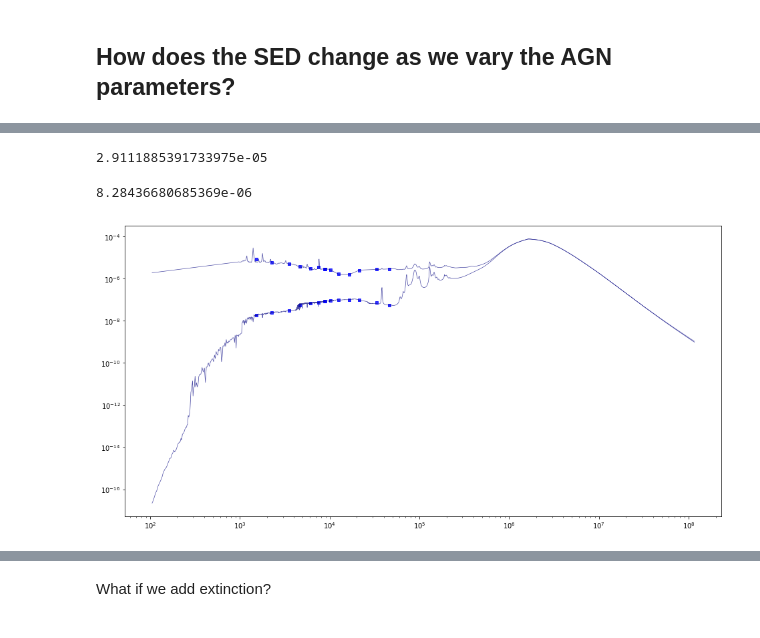
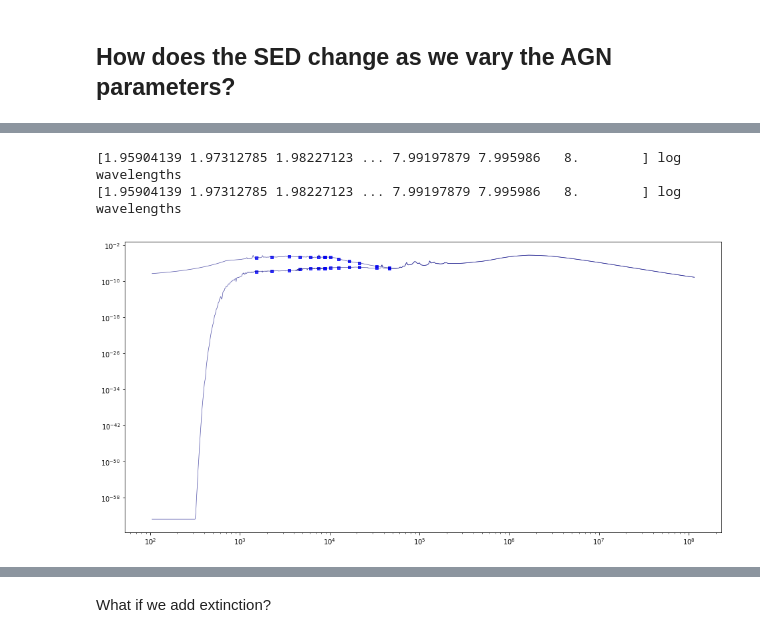
Before and after one commit to mwalmsley/agnfinder, a Jupyter notebook: notebooks/check_inference_on_synthetic_obs.ipynb, the cells around one changed output, grey strips where cells are left out. Cells and saved outputs as stored; diff of their text form; code cells hidden in the pictures.

Commit message:
Complete adding normalised torus

```diff
--- a/notebooks/check_inference_on_synthetic_obs.ipynb
+++ b/notebooks/check_inference_on_synthetic_obs.ipynb
@@ -33,5 +26,10 @@ obscured_torus = True
+# %%
+agn_mass = True
+agn_eb_v = True
+obscured_torus = True
+igm_absorbtion = True
 # %%
-run_params, obs, model, sps = main.construct_problem(galaxy, redshift=redshift, agn_mass=agn_mass, agn_eb_v=agn_eb_v, obscured_torus=obscured_torus)
+run_params, obs, model, sps = main.construct_problem(galaxy, redshift=redshift, agn_mass=agn_mass, agn_eb_v=agn_eb_v, obscured_torus=obscured_torus, igm_absorbtion=igm_absorbtion)
 # %% [output]
 WARNING:root:Building custom CSPSpecBasisAGN as agn_mass is True
 # %% [markdown]
@@ -86,14 +88,20 @@ model_spectrum_no_agn, model_photometry_no_agn, _ = model.sed(theta_no_agn, obs,
-# %%
-(model_spectrum - model_spectrum_no_agn).max()
-# %% [output]
-2.9111885391733975e-05
-# %%
-(model_photometry - model_photometry_no_agn).max()
-# %% [output]
-8.28436680685369e-06
+# %%
+model_param_index = dict(zip(model.free_params, range(len(model.free_params))))
+# %%
+theta_no_agn = model.theta.copy()
+theta_agn = model.theta.copy()
+
+# unobscured agn
+theta_agn[model_param_index['agn_mass']] = 1e15
+theta_agn[model_param_index['agn_torus_mass']] = 0
+theta_no_agn[model_param_index['agn_mass']] = 0
+theta_no_agn[model_param_index['agn_torus_mass']] = 0
 # %%
 fig, ax = plt.subplots(figsize=(16, 8))
-visualise.plot_model_at_obs(ax, model, theta_agn, synthetic_obs, sps)
-visualise.plot_model_at_obs(ax, model, theta_no_agn, synthetic_obs, sps)
+visualise.plot_model_at_obs(ax, model, theta_no_agn, obs, sps)  # no torus, so looks weirdly blue-only
+visualise.plot_model_at_obs(ax, model, theta_agn, obs, sps)
+# plt.loglog(sps.wavelengths, sps.galaxy_flux, label='Galaxy')
 # %% [output]
+[1.95904139 1.97312785 1.98227123 ... 7.99197879 7.995986   8.        ] log wavelengths
+[1.95904139 1.97312785 1.98227123 ... 7.99197879 7.995986   8.        ] log wavelengths
-[figure, old version]
+[figure, new version]
```
Also changed, not shown: parts of 40 cells of this notebook, 13 other files.
